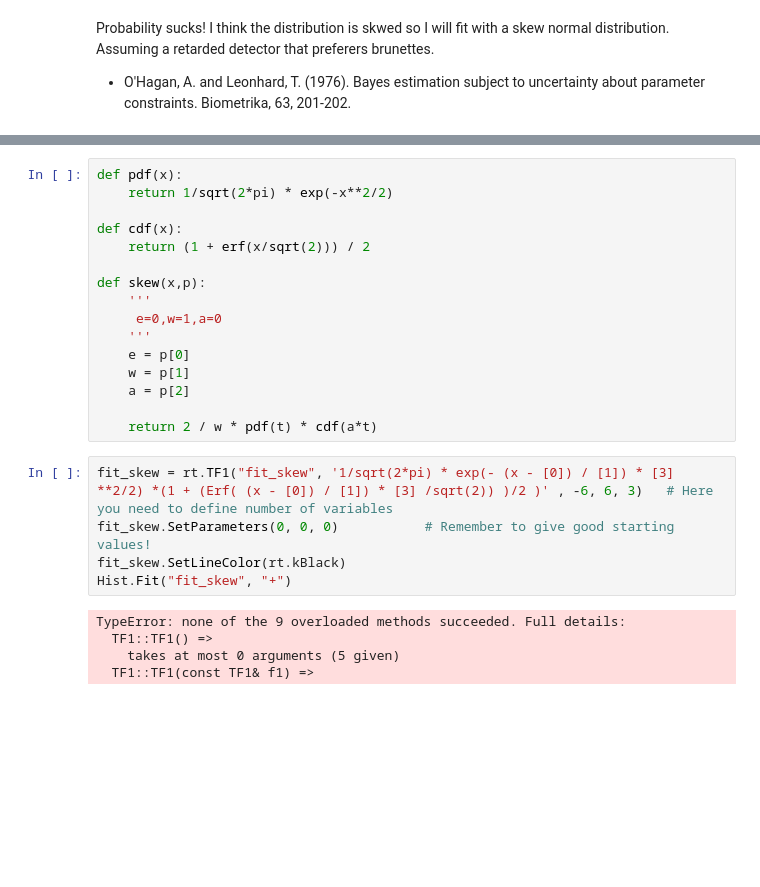
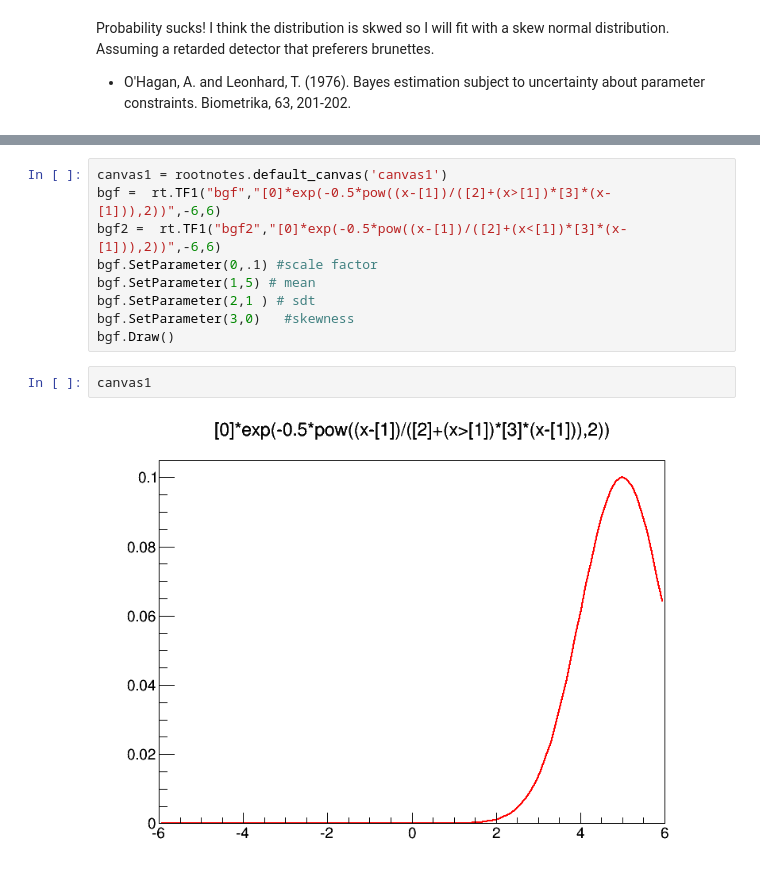
Before and after one commit to giulioungaretti/stats2013, a Jupyter notebook: ProblemSet/5.1.ipynb, the cells around one changed output, grey strips where cells are left out. Saved outputs shown, nothing was run; the diff lists cells and outputs as text; blank space fills up the shorter version.

```diff
--- a/ProblemSet/5.1.ipynb
+++ b/ProblemSet/5.1.ipynb
@@ -90,26 +84,13 @@ SyntaxError: invalid syntax (<ipython-input-30-b0afb8231604>, line 1)
-# %%
-def pdf(x):
-    return 1/sqrt(2*pi) * exp(-x**2/2)
-
-def cdf(x):
-    return (1 + erf(x/sqrt(2))) / 2
-
-def skew(x,p):
-    '''
-     e=0,w=1,a=0
-    '''
-    e = p[0]
-    w = p[1]
-    a = p[2]
-
-    return 2 / w * pdf(t) * cdf(a*t)
-# %%
-fit_skew = rt.TF1("fit_skew", '1/sqrt(2*pi) * exp(- (x - [0]) / [1]) * [3] **2/2) *(1 + (Erf( (x - [0]) / [1]) * [3] /sqrt(2)) )/2 )' , -6, 6, 3)   # Here you need to define number of variables
-fit_skew.SetParameters(0, 0, 0)           # Remember to give good starting values!
-fit_skew.SetLineColor(rt.kBlack)
-Hist.Fit("fit_skew", "+")
-# %% [output]
-TypeError: none of the 9 overloaded methods succeeded. Full details:
-  TF1::TF1() =>
-    takes at most 0 arguments (5 given)
-  TF1::TF1(const TF1& f1) =>
+# %%
+canvas1 = rootnotes.default_canvas('canvas1')
+bgf =  rt.TF1("bgf","[0]*exp(-0.5*pow((x-[1])/([2]+(x>[1])*[3]*(x-[1])),2))",-6,6)
+bgf2 =  rt.TF1("bgf2","[0]*exp(-0.5*pow((x-[1])/([2]+(x<[1])*[3]*(x-[1])),2))",-6,6)
+bgf.SetParameter(0,.1) #scale factor
+bgf.SetParameter(1,5) # mean
+bgf.SetParameter(2,1 ) # sdt
+bgf.SetParameter(3,0)   #skewness
+bgf.Draw()
+# %%
+canvas1
+# %% [output]
+[figure, added]
```
Also changed, not shown: parts of 12 cells of this notebook, 1 other file.
